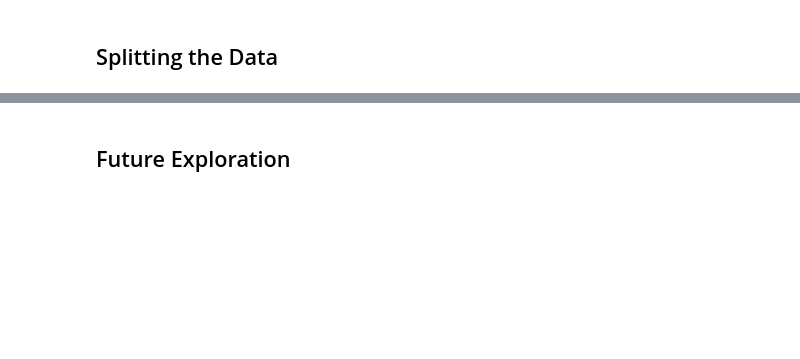
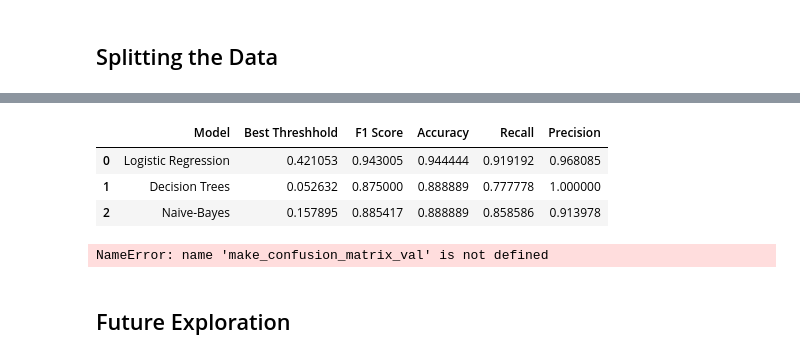
Before and after one commit to tanyabonilla/Detecting-Credit-Card-Fraud, a Jupyter notebook: credit-card-detection.ipynb, the cells around one changed output, grey strips where cells are left out. Cells and saved outputs as stored; diff of their text form; code cells hidden in the pictures; blank space fills up the shorter version.

```diff
--- a/credit-card-detection.ipynb
+++ b/credit-card-detection.ipynb
@@ -176,0 +257,30 @@ plt.show()
+# %%
+def find_best_threshold(model, int_num_steps):
+    highest_f1 = 0
+    best_threshold = 0
+    for threshold in np.linspace (0, 1, int_num_steps):
+        y_predict = (model.predict_proba(x_val_under)[:, 1] >= threshold)
+        f1 = f1_score(y_val_under,y_predict)
+        acc = accuracy_score(y_val_under,y_predict)
+        rec = recall_score(y_val_under,y_predict)
+        pre = precision_score(y_val_under,y_predict)
+        if f1 > highest_f1:
+            best_threshold, highest_f1, best_acc, best_rec, best_pre  = \
+                threshold, f1, acc, rec, pre
+    return best_threshold, highest_f1, best_acc, best_rec, best_pre
+
+
+models = [grid_log_reg, grid_tree, gnb_model]
+model_names = ["Logistic Regression", "Decision Trees", "Naive-Bayes"]
+chart = list()
+for item,name in zip(models,model_names):
+    best_thresh, high_f1, high_acc, high_rec, high_pre = find_best_threshold(item,20)
+    chart.append([name, best_thresh, high_f1, high_acc, high_rec, high_pre])
+
+chart = pd.DataFrame(chart, columns=['Model', 'Best Threshhold','F1 Score','Accuracy','Recall','Precision'])
+chart
+# %% [output]
+|  | Model | Best Threshhold | F1 Score | Accuracy | Recall | Precision |
+| 0 | Logistic Regression | 0.421053 | 0.943005 | 0.944444 | 0.919192 | 0.968085 |
+| 1 | Decision Trees | 0.052632 | 0.875000 | 0.888889 | 0.777778 | 1.000000 |
+| 2 | Naive-Bayes | 0.157895 | 0.885417 | 0.888889 | 0.858586 | 0.913978 |
@@ -177,2 +306,8 @@ plt.show()
+# %%
+make_confusion_matrix_val(grid_log_reg, threshold=0.421053)
+make_confusion_matrix_val(grid_tree, threshold=0.052632)
+make_confusion_matrix_val(gnb_model, threshold=0.157895)
+# %% [output]
+NameError: name 'make_confusion_matrix_val' is not defined
 # %% [markdown]
 ## Future Exploration
```
Also changed, not shown: parts of 27 cells of this notebook.
